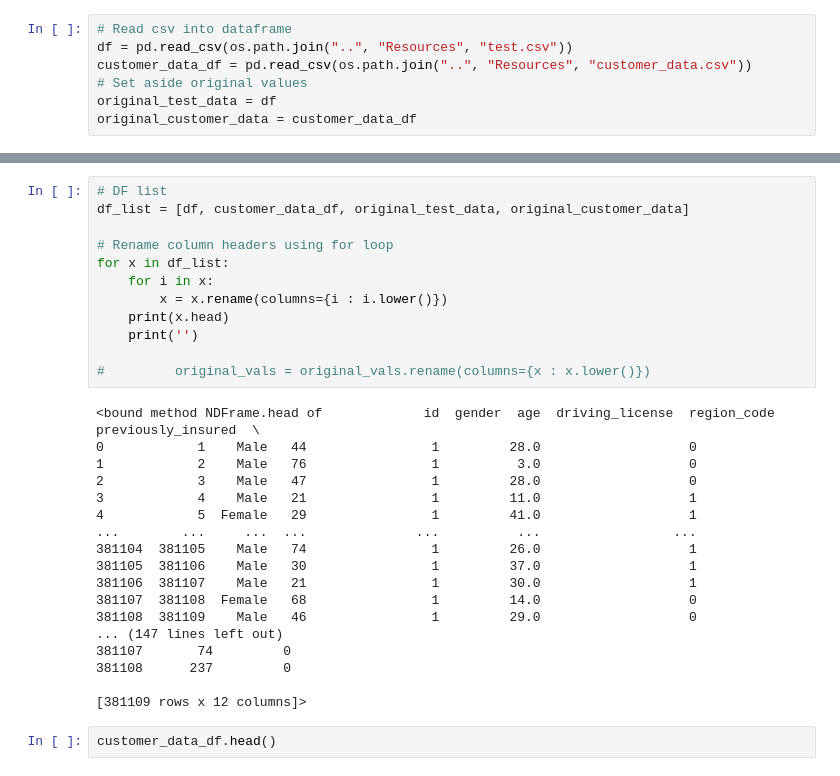
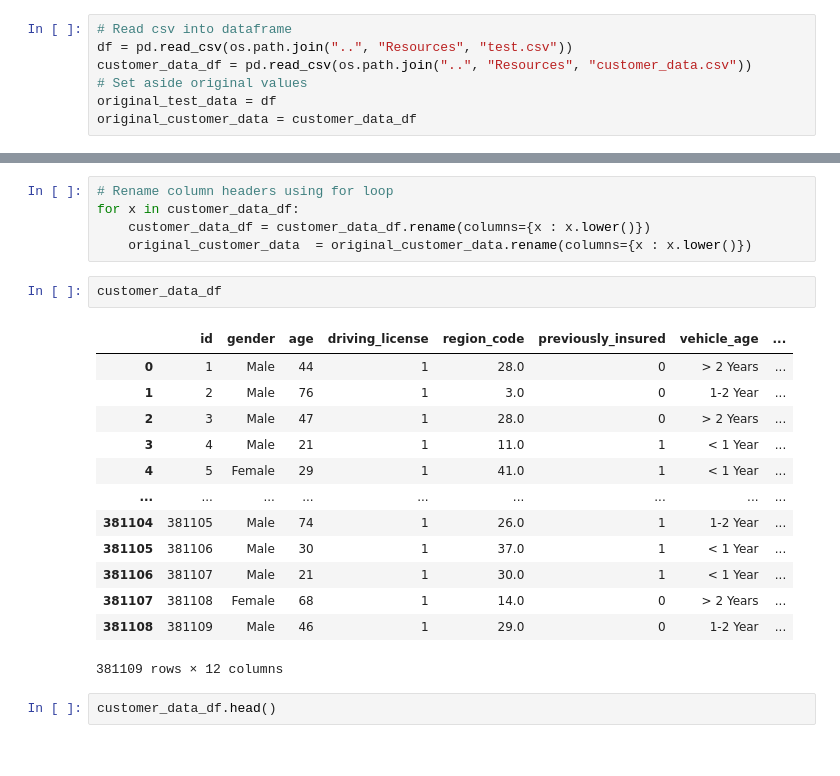
Before and after one commit to szerpa17/cross-sell-predictions, a Jupyter notebook: Database/create_sqlite.ipynb, the cells around one changed output, grey strips where cells are left out. Saved outputs shown, nothing was run; the diff lists cells and outputs as text.

Commit message:
updated column header conversion to lower case loop

```diff
--- a/Database/create_sqlite.ipynb
+++ b/Database/create_sqlite.ipynb
@@ -32,35 +32,26 @@ original_customer_data.head()
 | 3 | 4 | Male | 21 | 1 | 11.0 | 1 | < 1 Year | ... |
 | 4 | 5 | Female | 29 | 1 | 41.0 | 1 | < 1 Year | ... |
 # %%
-# DF list
-df_list = [df, customer_data_df, original_test_data, original_customer_data]
-
 # Rename column headers using for loop
-for x in df_list:
-    for i in x:
-        x = x.rename(columns={i : i.lower()})
-    print(x.head)
-    print('')
-
-#         original_vals = original_vals.rename(columns={x : x.lower()})
+for x in customer_data_df:
+    customer_data_df = customer_data_df.rename(columns={x : x.lower()})
+    original_customer_data  = original_customer_data.rename(columns={x : x.lower()})
-# %% [output]
-<bound method NDFrame.head of             id  gender  age  driving_license  region_code  previously_insured  \
-0            1    Male   44                1         28.0                   0
-1            2    Male   76                1          3.0                   0
-2            3    Male   47                1         28.0                   0
-3            4    Male   21                1         11.0                   1
-4            5  Female   29                1         41.0                   1
-...        ...     ...  ...              ...          ...                 ...
-381104  381105    Male   74                1         26.0                   1
-381105  381106    Male   30                1         37.0                   1
-381106  381107    Male   21                1         30.0                   1
-381107  381108  Female   68                1         14.0                   0
-381108  381109    Male   46                1         29.0                   0
-... (147 lines left out)
-381107       74         0
-381108      237         0
-
-[381109 rows x 12 columns]>
+# %%
+customer_data_df
+# %% [output]
+|  | id | gender | age | driving_license | region_code | previously_insured | vehicle_age | ... |
+| 0 | 1 | Male | 44 | 1 | 28.0 | 0 | > 2 Years | ... |
+| 1 | 2 | Male | 76 | 1 | 3.0 | 0 | 1-2 Year | ... |
+| 2 | 3 | Male | 47 | 1 | 28.0 | 0 | > 2 Years | ... |
+| 3 | 4 | Male | 21 | 1 | 11.0 | 1 | < 1 Year | ... |
+| 4 | 5 | Female | 29 | 1 | 41.0 | 1 | < 1 Year | ... |
+| ... | ... | ... | ... | ... | ... | ... | ... | ... |
+| 381104 | 381105 | Male | 74 | 1 | 26.0 | 1 | 1-2 Year | ... |
+| 381105 | 381106 | Male | 30 | 1 | 37.0 | 1 | < 1 Year | ... |
+| 381106 | 381107 | Male | 21 | 1 | 30.0 | 1 | < 1 Year | ... |
+| 381107 | 381108 | Female | 68 | 1 | 14.0 | 0 | > 2 Years | ... |
+| 381108 | 381109 | Male | 46 | 1 | 29.0 | 0 | 1-2 Year | ... |
+381109 rows × 12 columns
 # %%
 customer_data_df.head()
 # %% [output]
```
Also changed, not shown: parts of 2 cells of this notebook.
